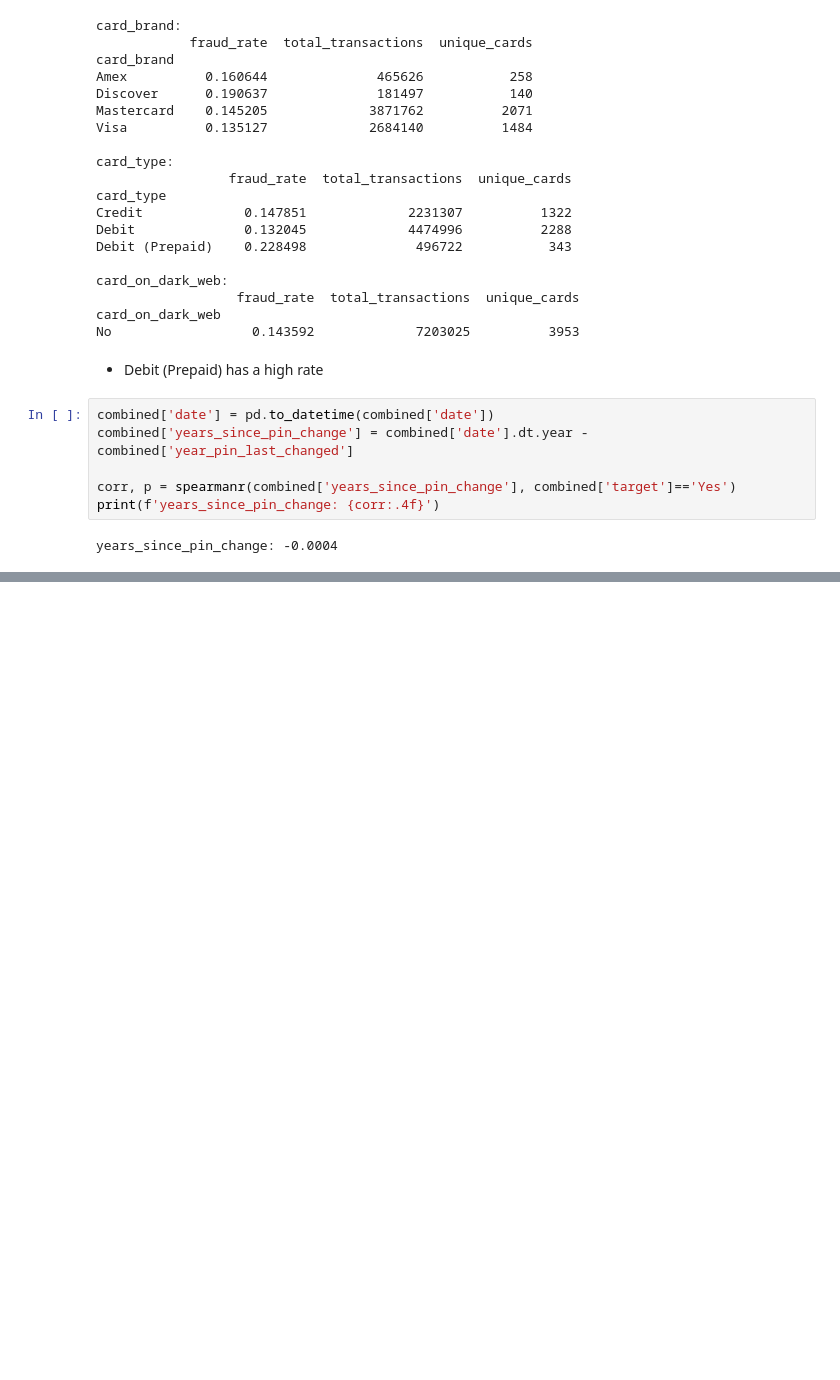
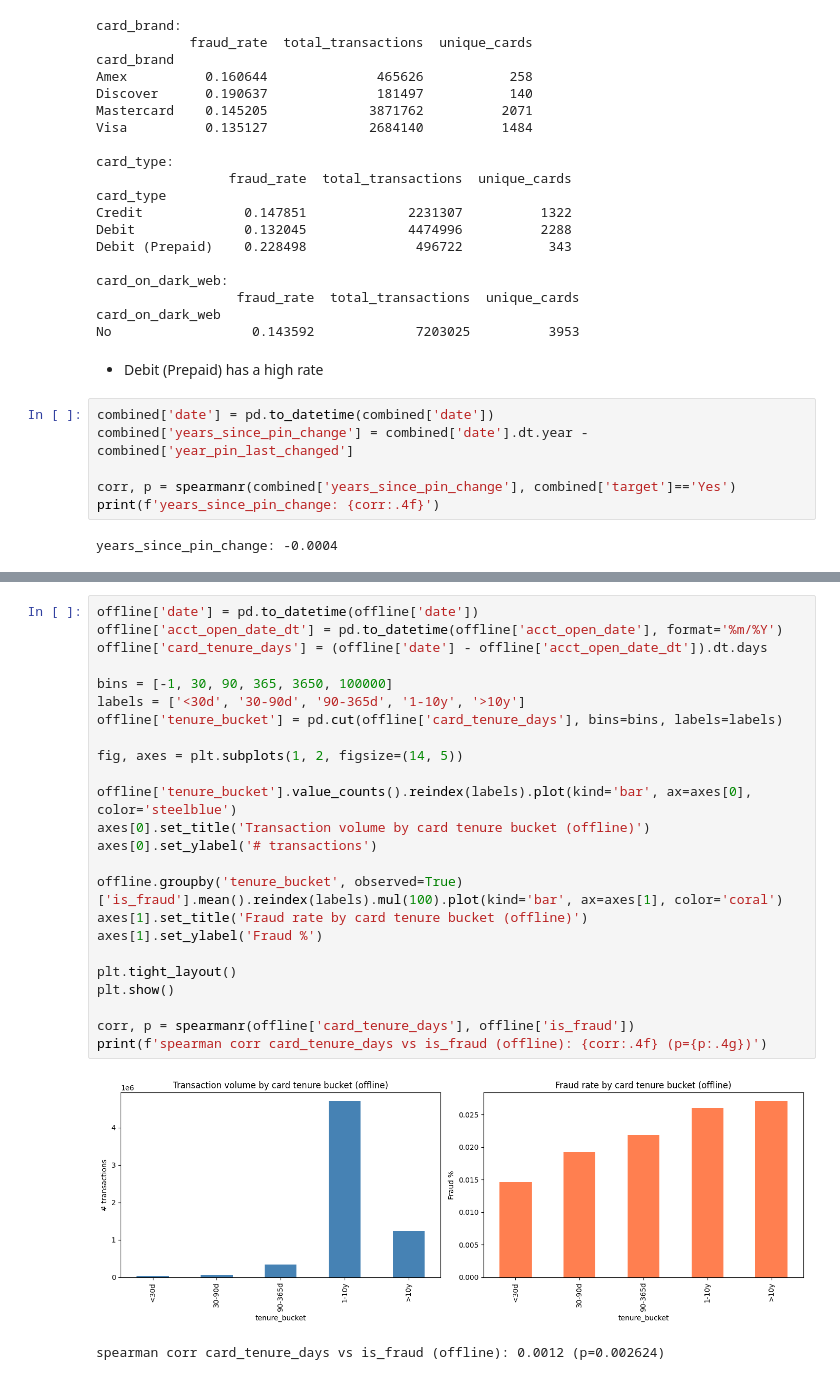
Before and after one commit to t3i8m/fraud-detection, a Jupyter notebook: notebooks/cards_eda.ipynb, the cells around one changed output, grey strips where cells are left out. Drawn from its saved outputs; the diff is of its cells as text; blank space fills up the shorter version.

```diff
--- a/notebooks/cards_eda.ipynb
+++ b/notebooks/cards_eda.ipynb
@@ -124,0 +220,27 @@ years_since_pin_change: -0.0004
+# %%
+offline['date'] = pd.to_datetime(offline['date'])
+offline['acct_open_date_dt'] = pd.to_datetime(offline['acct_open_date'], format='%m/%Y')
+offline['card_tenure_days'] = (offline['date'] - offline['acct_open_date_dt']).dt.days
+
+bins = [-1, 30, 90, 365, 3650, 100000]
+labels = ['<30d', '30-90d', '90-365d', '1-10y', '>10y']
+offline['tenure_bucket'] = pd.cut(offline['card_tenure_days'], bins=bins, labels=labels)
+
+fig, axes = plt.subplots(1, 2, figsize=(14, 5))
+
+offline['tenure_bucket'].value_counts().reindex(labels).plot(kind='bar', ax=axes[0], color='steelblue')
+axes[0].set_title('Transaction volume by card tenure bucket (offline)')
+axes[0].set_ylabel('# transactions')
+
+offline.groupby('tenure_bucket', observed=True)['is_fraud'].mean().reindex(labels).mul(100).plot(kind='bar', ax=axes[1], color='coral')
+axes[1].set_title('Fraud rate by card tenure bucket (offline)')
+axes[1].set_ylabel('Fraud %')
+
+plt.tight_layout()
+plt.show()
+
+corr, p = spearmanr(offline['card_tenure_days'], offline['is_fraud'])
+print(f'spearman corr card_tenure_days vs is_fraud (offline): {corr:.4f} (p={p:.4g})')
+# %% [output]
+[figure, added]
+spearman corr card_tenure_days vs is_fraud (offline): 0.0012 (p=0.002624)
```
Also changed, not shown: parts of 14 cells of this notebook, 11 other files.
